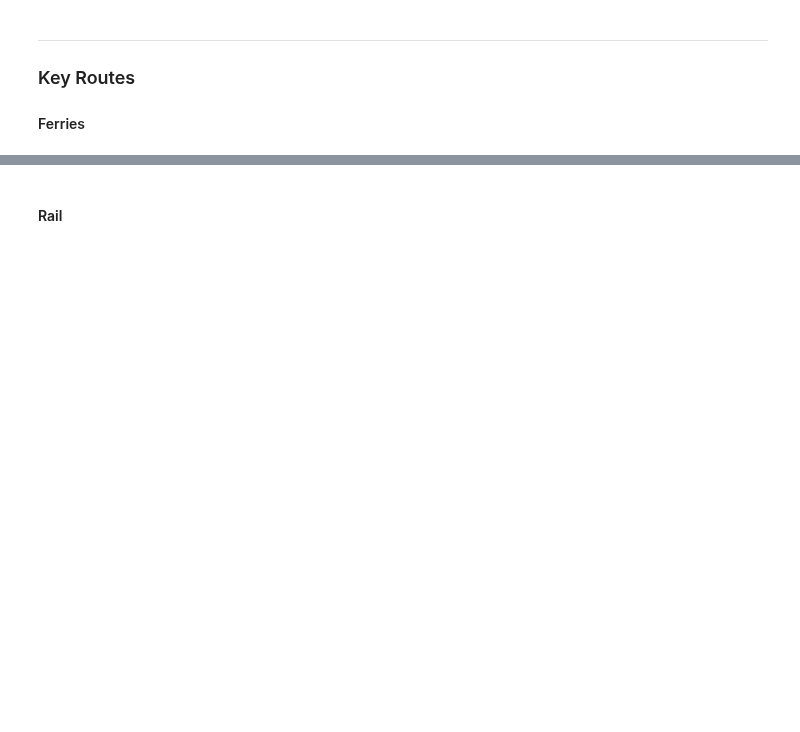
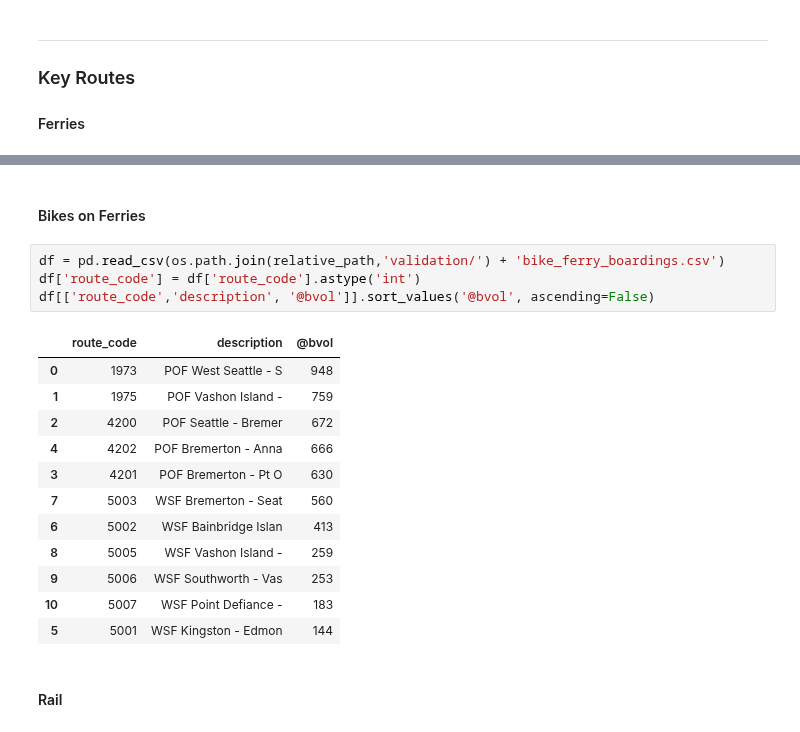
Before and after one commit to psrc/soundcast, a Jupyter notebook: scripts/summarize/notebooks/validation.ipynb, the cells around one changed output, grey strips where cells are left out. Cells and saved outputs as stored; diff of their text form; blank space fills up the shorter version.

Commit message:
creating separate agg output for dash;
adding bike to ferry summary
cleaning up extra agg outputs

```diff
--- a/scripts/summarize/notebooks/validation.ipynb
+++ b/scripts/summarize/notebooks/validation.ipynb
@@ -232,3 +231,22 @@ r^2 : 0.932291087812
+# %% [markdown]
+#### Bikes on Ferries
+# %%
+df = pd.read_csv(os.path.join(relative_path,'validation/') + 'bike_ferry_boardings.csv')
+df['route_code'] = df['route_code'].astype('int')
+df[['route_code','description', '@bvol']].sort_values('@bvol', ascending=False)
+# %% [output]
+|  | route_code | description | @bvol |
+| 0 | 1973 | POF West Seattle - S | 948 |
+| 1 | 1975 | POF Vashon Island - | 759 |
+| 2 | 4200 | POF Seattle - Bremer | 672 |
+| 4 | 4202 | POF Bremerton - Anna | 666 |
+| 3 | 4201 | POF Bremerton - Pt O | 630 |
+| 7 | 5003 | WSF Bremerton - Seat | 560 |
+| 6 | 5002 | WSF Bainbridge Islan | 413 |
+| 8 | 5005 | WSF Vashon Island - | 259 |
+| 9 | 5006 | WSF Southworth - Vas | 253 |
+| 10 | 5007 | WSF Point Defiance - | 183 |
+| 5 | 5001 | WSF Kingston - Edmon | 144 |
 # %% [markdown]
 #### Rail
 # %%
```
Also changed, not shown: parts of 24 cells of this notebook, 10 other files.
